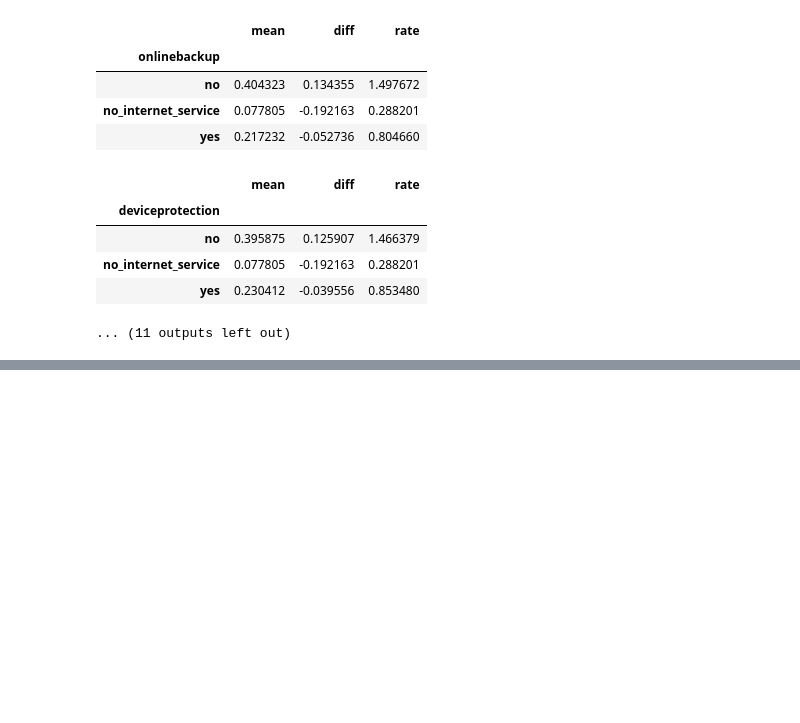
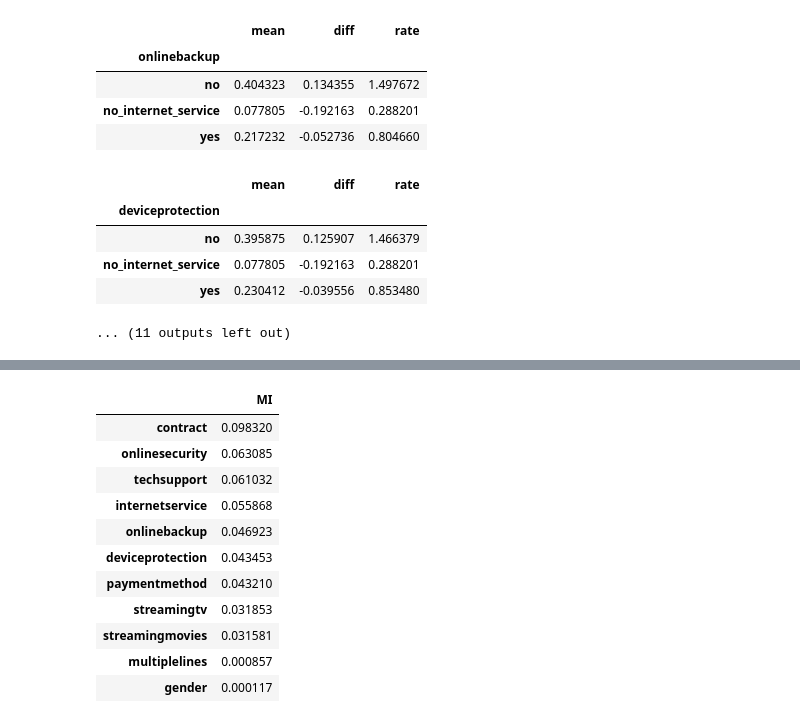
Before and after one commit to Naturalenemy07/CS543_ML, a Jupyter notebook: vscode/homework/MLB_3.ipynb, the cells around one changed output, grey strips where cells are left out. Drawn from its saved outputs; the diff is of its cells as text; code cells hidden in the pictures; blank space fills up the shorter version.

```diff
--- a/vscode/homework/MLB_3.ipynb
+++ b/vscode/homework/MLB_3.ipynb
@@ -291,0 +324,25 @@ for col in churn_train_full:
+# %%
+categorical = ['gender','multiplelines','internetservice','onlinesecurity','onlinebackup','deviceprotection','techsupport','streamingtv','streamingmovies','contract','paymentmethod']
+numerical = ['tenure','monthlycharges','totalcharges','seniorcitizen','partner','dependents','phoneservice','paperlessbilling']
+
+from sklearn.metrics import mutual_info_score
+
+def calculate_mi(series):
+    return mutual_info_score(series, churn_train_full.churn)
+
+df_mi = churn_train_full[categorical].apply(calculate_mi)
+df_mi = df_mi.sort_values(ascending=False).to_frame(name='MI')
+df_mi
+# %% [output]
+|  | MI |
+| contract | 0.098320 |
+| onlinesecurity | 0.063085 |
+| techsupport | 0.061032 |
+| internetservice | 0.055868 |
+| onlinebackup | 0.046923 |
+| deviceprotection | 0.043453 |
+| paymentmethod | 0.043210 |
+| streamingtv | 0.031853 |
+| streamingmovies | 0.031581 |
+| multiplelines | 0.000857 |
+| gender | 0.000117 |
```
Also changed, not shown: parts of 20 cells of this notebook, 1 other file.
